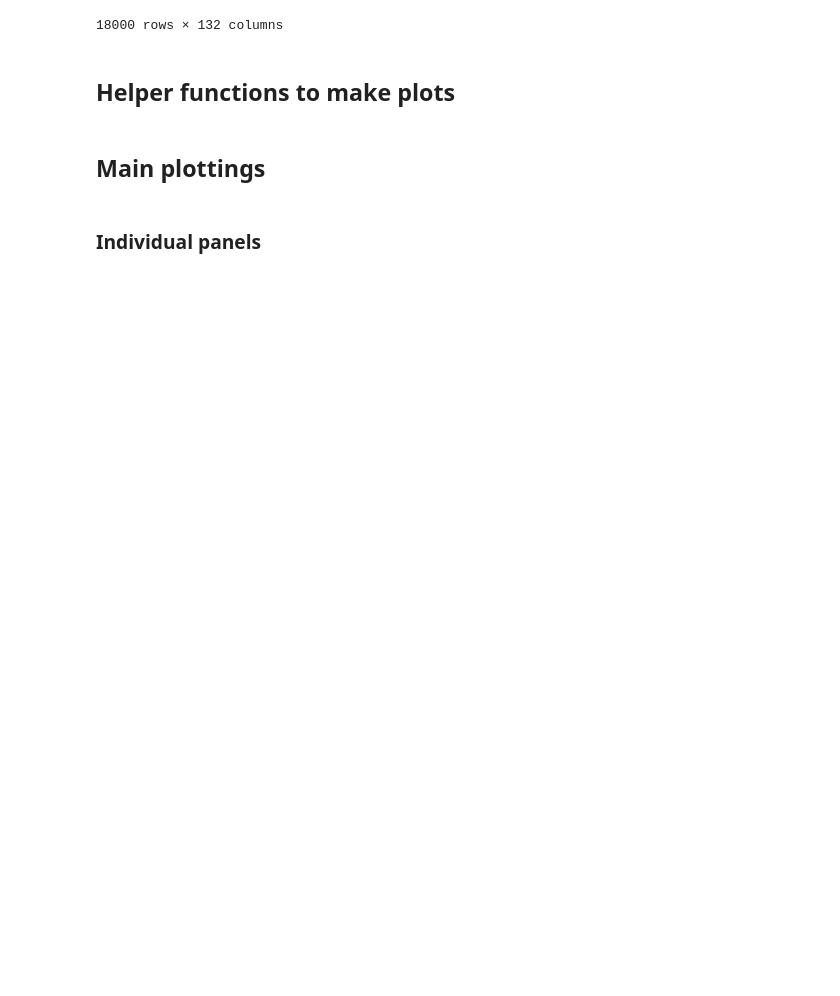
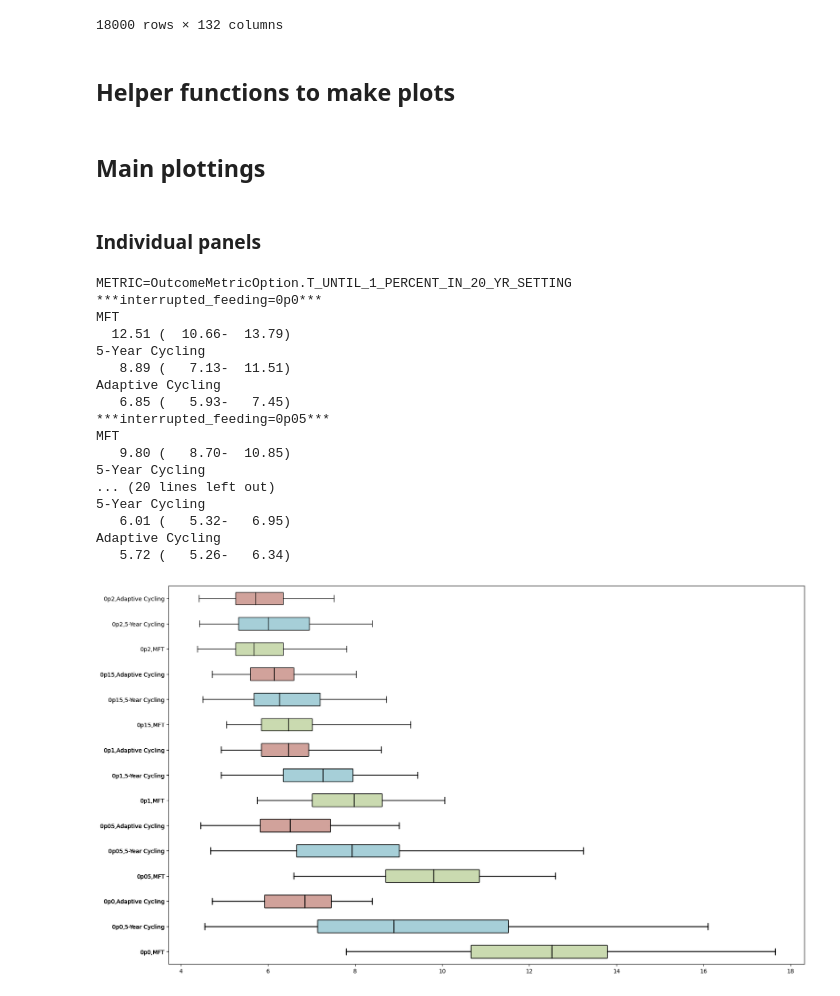
Before and after one commit to bonilab/malariaibm-interrupted-feeding-and-recombination, a Jupyter notebook: iif_analysis/Main_Plotting_Script.ipynb, the cells around one changed output. Saved outputs shown, nothing was run; the diff lists cells and outputs as text; code cells hidden in the pictures; blank space fills up the shorter version.

```diff
--- a/iif_analysis/Main_Plotting_Script.ipynb
+++ b/iif_analysis/Main_Plotting_Script.ipynb
@@ -251,6 +310,37 @@ filtered_df = final_ans_one_big_df[
 ]
 # %% [markdown]
 ### Individual panels
+# %%
+# across strategies, horizontal box plot
+plt.rcParams['figure.figsize'] = [20, 12]
+fig, ax = plt.subplots()
+fig.patch.set_facecolor('white')
+plot_one_set_alias_across_iif_settings(
+  ax,
+  filtered_df,
+  ALL_TARGETED_5_TYPES_SET,
+  OutcomeMetricOption.T_UNTIL_1_PERCENT_IN_20_YR_SETTING,
+  verbose=True
+)
+# %% [output]
+METRIC=OutcomeMetricOption.T_UNTIL_1_PERCENT_IN_20_YR_SETTING
+***interrupted_feeding=0p0***
+MFT
+  12.51 (  10.66-  13.79)
+5-Year Cycling
+   8.89 (   7.13-  11.51)
+Adaptive Cycling
+   6.85 (   5.93-   7.45)
+***interrupted_feeding=0p05***
+MFT
+   9.80 (   8.70-  10.85)
+5-Year Cycling
+... (20 lines left out)
+5-Year Cycling
+   6.01 (   5.32-   6.95)
+Adaptive Cycling
+   5.72 (   5.26-   6.34)
+[figure, added]
 # %%
 plt.rcParams['figure.figsize'] = [20, 12]
 fig, ax = plt.subplots()
```
Also changed, not shown: parts of 32 cells of this notebook.
